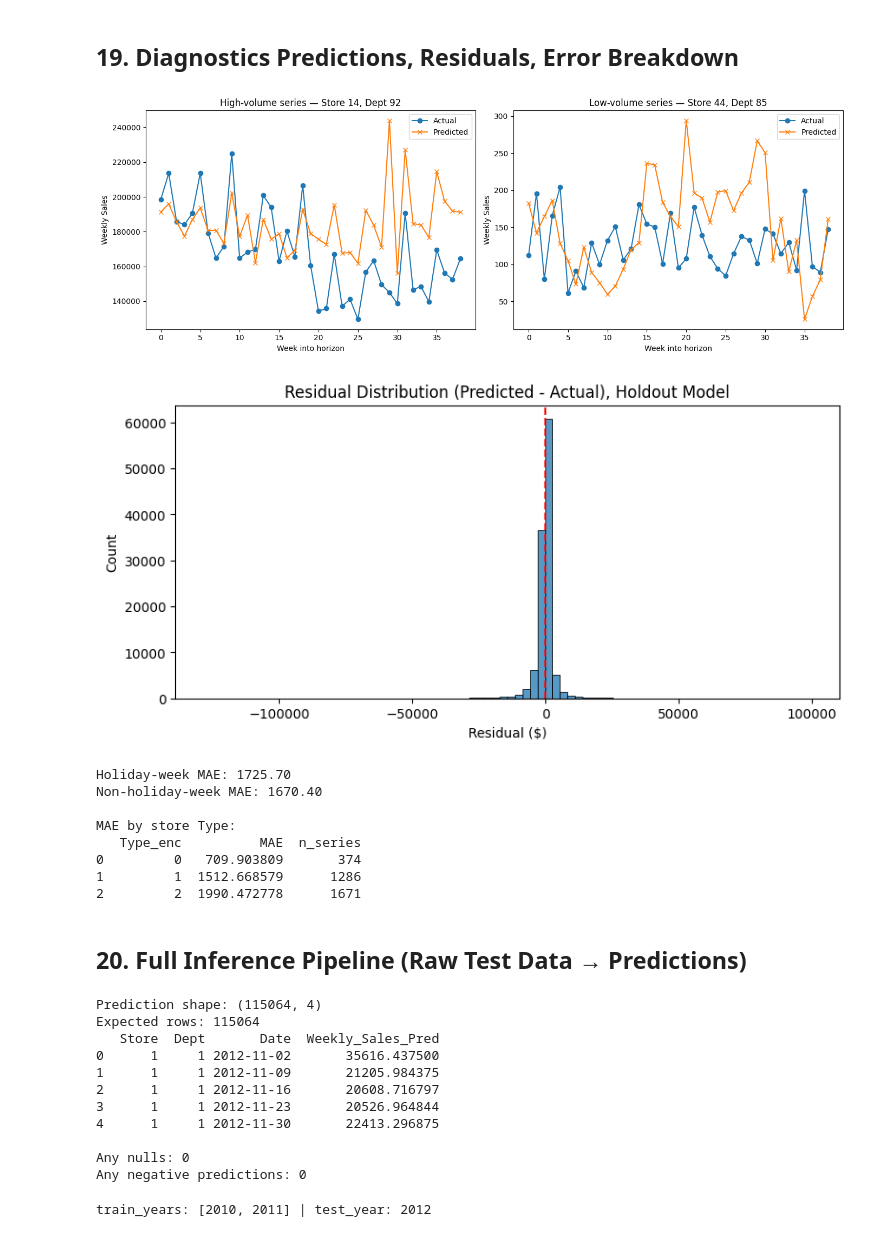
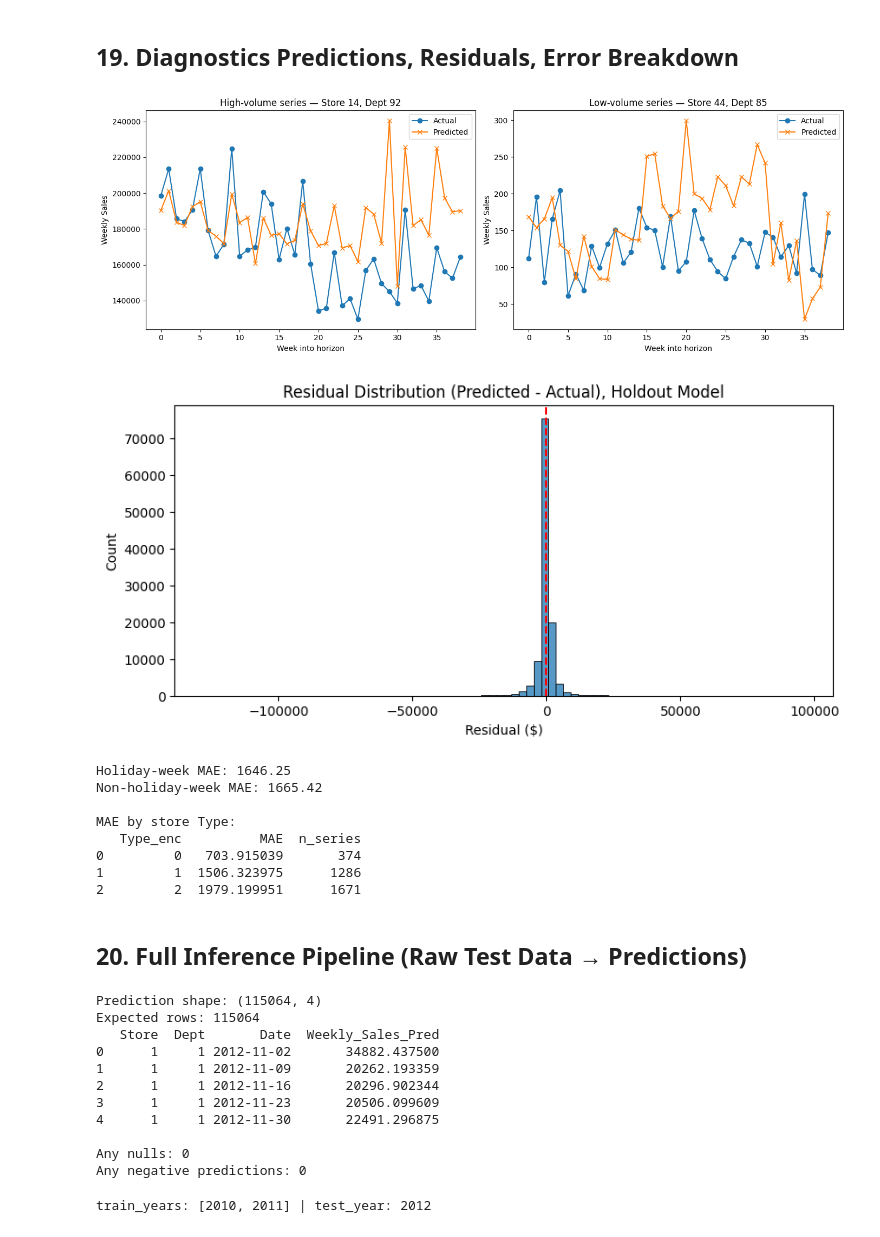
Before and after one commit to EleneJobava/walmart-sales-forecasting, a Jupyter notebook: model_experiment_DLinear.ipynb, the cells around one changed output. Drawn from its saved outputs; the diff is of its cells as text; code cells hidden in the pictures.

```diff
--- a/model_experiment_DLinear.ipynb
+++ b/model_experiment_DLinear.ipynb
@@ -902,8 +1030,9 @@ def train_model(model, train_ds, val_ds, lr=1e-3, batch_size=256, epochs=30,
             plt.close(fig)
 
             mlflow.pytorch.log_model(
-                model, name="model", serialization_format="pickle",
-                input_example=(example_past_target, example_future_cov)
+                model, name="model",
+                input_example=(example_past_target, example_future_cov),
+                serialization_format="pickle",
             )
     finally:
         if run_ctx:
@@ -1235,11 +1377,11 @@ for cfg in sweep_grid:
     lb, ks = cfg["lookback"], cfg["kernel_size"]
 
     sweep_train_ds = WalmartMultiWindowDataset(
-        full_panel, active_pairs, max_cutoff=fold_cutoffs[0][0], lookback=lb,
+        full_panel, active_pairs, max_cutoff=fold_cutoffs[0]["val_start"], lookback=lb,
         horizon=CV_FOLD_HORIZON, covariate_cols=KNOWN_COVARIATE_COLS, stride=4
     )
     sweep_val_ds = WalmartWindowDataset(
-        full_panel, active_pairs, cutoff_week=fold_cutoffs[0][0], lookback=lb,
+        full_panel, active_pairs, cutoff_week=fold_cutoffs[0]["val_start"], lookback=lb,
         horizon=CV_FOLD_HORIZON, covariate_cols=KNOWN_COVARIATE_COLS
     )
 
@@ -1392,5 +1570,9 @@ print(f"Best individual-weight (lb=78,ks=7): {best_indiv_val:.2f}")
 # %%
-final_lookback_candidates = [26, 39, 52, 65, 78, 91]  # respecting lookback+39 <= 143
+FINAL_KERNEL = 7
+FINAL_HORIZON = TEST_HORIZON  # real competition horizon (39 weeks) — defined here (not just
+                               # in section 18) so this lookback sweep is runnable in cell order.
+
+final_lookback_candidates = [26, 39, 52, 65]   # respecting lookback+39 <= 143
 final_sweep_results = []
 for lb in final_lookback_candidates:
     torch.manual_seed(42)
@@ -1465,8 +1665,9 @@ rows = []
 with torch.no_grad():
     for s in xmas_val_ds.samples:
         past = torch.from_numpy(s['past_target']).unsqueeze(0).to(device)
+        mask = torch.from_numpy(s['past_mask']).unsqueeze(0).to(device)
         cov  = torch.from_numpy(s['future_cov']).unsqueeze(0).to(device)
-        pred = xmas_model(past, cov).cpu().numpy().flatten()
+        pred = xmas_model(past, cov, mask).cpu().numpy().flatten()
         for step in range(xmas_val_horizon):
             rows.append({
                 'Store': s['store'], 'Dept': s['dept'], 'Date': xmas_dates[step],
@@ -1654,7 +1855,7 @@ holdout_model.eval()   # IMPORTANT: holdout_model never trained on final_val_ds
 with torch.no_grad():
     for batch in final_val_loader:
         batch_dev = {k: v.to(device) for k, v in batch.items()}
-        pred = holdout_model(batch_dev['past_target'], batch_dev['future_cov'])
+        pred = holdout_model(batch_dev['past_target'], batch_dev['future_cov'], batch_dev['past_mask'])
         all_preds.append(pred.cpu().numpy())
         all_targets.append(batch['future_target'].numpy())
         all_masks.append(batch['future_mask'].numpy())
@@ -1697,48 +1898,49 @@ axes[1].set_title("Low-volume series — " + axes[1].get_title())
 plt.tight_layout()
 plt.show()
 
 residuals = (all_preds - all_targets)[all_masks.astype(bool)]
 plt.figure(figsize=(9, 4))
 sns.histplot(residuals, bins=80)
 plt.axvline(0, color='red', linestyle='--')
 plt.title("Residual Distribution (Predicted - Actual), Holdout Model")
 plt.xlabel("Residual ($)")
 plt.show()
 
 is_holiday_week = (all_weights > 1).astype(bool) & all_masks.astype(bool)
 holiday_wmae = np.abs(all_preds - all_targets)[is_holiday_week].mean()
 nonholiday_mask = (all_weights == 1).astype(bool) & all_masks.astype(bool)
 nonholiday_wmae = np.abs(all_preds - all_targets)[nonholiday_mask].mean()
 print(f"Holiday-week MAE: {holiday_wmae:.2f}")
 print(f"Non-holiday-week MAE: {nonholiday_wmae:.2f}")
 
 store_type_map = full_panel.drop_duplicates('Store')[['Store', 'Type_enc']].set_index('Store')['Type_enc']
 type_errors = []
 for t in sorted(store_type_map.unique()):
     stores_of_type = store_type_map[store_type_map == t].index
     type_mask = np.isin(store_arr, stores_of_type)
     row_mask = type_mask[:, None] & all_masks.astype(bool)
     err = np.abs(all_preds - all_targets)[row_mask].mean()
     type_errors.append({"Type_enc": t, "MAE": err, "n_series": type_mask.sum()})
 
 print("\nMAE by store Type:")
 print(pd.DataFrame(type_errors))
 # %% [output]
-[figure, old version]
+[figure, new version]
-[figure, old version]
+[figure, new version]
-Holiday-week MAE: 1725.70
-Non-holiday-week MAE: 1670.40
+Holiday-week MAE: 1646.25
+Non-holiday-week MAE: 1665.42
 
 MAE by store Type:
    Type_enc          MAE  n_series
-0         0   709.903809       374
-1         1  1512.668579      1286
-2         2  1990.472778      1671
+0         0   703.915039       374
+1         1  1506.323975      1286
+2         2  1979.199951      1671
 # %% [markdown]
 ## 20. Full Inference Pipeline (Raw Test Data → Predictions)
 # %%
 class DLinearPipeline:
-    def __init__(self, model, lookback, horizon, covariate_cols, active_pairs, cold_start_pairs, full_panel, dept_avg_fallback):
+    def __init__(self, model, lookback, horizon, covariate_cols, active_pairs, cold_start_pairs, full_panel,
+                 dept_avg_fallback, cov_scaler_cols=None, cov_scaler_mean=None, cov_scaler_std=None):
         self.model = model
         self.lookback = lookback
         self.horizon = horizon
@@ -1747,11 +1949,26 @@ class DLinearPipeline:
         self.cold_start_pairs = set(cold_start_pairs)
         self.full_panel = full_panel
         self.dept_avg_fallback = dept_avg_fallback
+        self.dept_avg_fallback_default = float(dept_avg_fallback.mean())
+        # Same standardization used to build full_panel's training covariates (cell 10) —
+        # must be applied to raw test_df covariates too, or the model sees a distribution
+        # shift between how it was trained (scaled) and how it's served (raw) at inference.
+        self.cov_scaler_cols = list(cov_scaler_cols) if cov_scaler_cols else []
+        self.cov_scaler_mean = cov_scaler_mean
+        self.cov_scaler_std = cov_scaler_std
         self.model.eval()
+
+    def _standardize(self, df):
+        if not self.cov_scaler_cols:
+            return df
+        df = df.copy()
+        df[self.cov_scaler_cols] = (df[self.cov_scaler_cols] - self.cov_scaler_mean) / self.cov_scaler_std
+        return df
 
     def predict(self, test_df):
         test_df = test_df.copy()
         test_df["Date"] = pd.to_datetime(test_df["Date"])
+        test_df = self._standardize(test_df)
         panel_indexed = self.full_panel.set_index(['Store', 'Dept'])
         predictions = []
 
@@ -1759,7 +1976,7 @@ class DLinearPipeline:
             group = group.sort_values('Date')
 
             if (store_i, dept_i) in self.cold_start_pairs or (store_i, dept_i) not in self.active_pairs:
-                fallback_val = self.dept_avg_fallback.get(dept_i, self.dept_avg_fallback.mean())
+                fallback_val = self.dept_avg_fallback.get(dept_i, self.dept_avg_fallback_default)
                 for _, row in group.iterrows():
                     predictions.append({'Store': store_i, 'Dept': dept_i, 'Date': row['Date'], 'Weekly_Sales_Pred': fallback_val})
                 continue
@@ -1770,8 +1987,13 @@ class DLinearPipeline:
 
             past_target = past['Weekly_Sales'].values.astype(np.float32)
             pad_len = self.lookback - len(past_target)
+            # 1 = real observed history, 0 = zero-padded (series shorter than lookback).
+            # Lets the model impute padded weeks with the valid-history mean instead of
+            # treating literal 0s as real sales (see DLinear.forward's past_mask handling).
+            past_mask = np.ones(len(past_target), dtype=np.float32)
             if pad_len > 0:
                 past_target = np.concatenate([np.zeros(pad_len, dtype=np.float32), past_target])
+                past_mask = np.concatenate([np.zeros(pad_len, dtype=np.float32), past_mask])
 
             future_cov = group[self.covariate_cols].values.astype(np.float32)
             n_steps = len(group)
@@ -1781,10 +2003,11 @@ class DLinearPipeline:
                 future_cov = future_cov[:self.horizon]
 
             past_tensor = torch.from_numpy(past_target).unsqueeze(0).to(device)
+            mask_tensor = torch.from_numpy(past_mask).unsqueeze(0).to(device)
             cov_tensor = torch.from_numpy(future_cov).unsqueeze(0).to(device)
 
             with torch.no_grad():
-                pred = self.model(past_tensor, cov_tensor).cpu().numpy().flatten()
+                pred = self.model(past_tensor, cov_tensor, mask_tensor).cpu().numpy().flatten()
 
             for step, (_, row) in enumerate(group.iterrows()):
                 pred_val = pred[step] if step < len(pred) else pred[-1]
@@ -1799,7 +2022,8 @@ pipeline = DLinearPipeline(
     model=final_model, lookback=FINAL_LOOKBACK, horizon=FINAL_HORIZON,
     covariate_cols=KNOWN_COVARIATE_COLS, active_pairs=active_pairs,
     cold_start_pairs=cold_start_pairs, full_panel=full_panel,
-    dept_avg_fallback=dept_avg_fallback
+    dept_avg_fallback=dept_avg_fallback,
+    cov_scaler_cols=cols_to_scale, cov_scaler_mean=cov_scaler_mean, cov_scaler_std=cov_scaler_std,
 )
 
 test_predictions = pipeline.predict(test_fe)
@@ -1812,11 +2036,11 @@ print("Any negative predictions:", (test_predictions['Weekly_Sales_Pred'] < 0).s
 Prediction shape: (115064, 4)
 Expected rows: 115064
    Store  Dept       Date  Weekly_Sales_Pred
-0      1     1 2012-11-02       35616.437500
-1      1     1 2012-11-09       21205.984375
-2      1     1 2012-11-16       20608.716797
-3      1     1 2012-11-23       20526.964844
-4      1     1 2012-11-30       22413.296875
+0      1     1 2012-11-02       34882.437500
+1      1     1 2012-11-09       20262.193359
+2      1     1 2012-11-16       20296.902344
+3      1     1 2012-11-23       20506.099609
+4      1     1 2012-11-30       22491.296875
 
 Any nulls: 0
 Any negative predictions: 0
```
Also changed, not shown: parts of 19 cells of this notebook.
